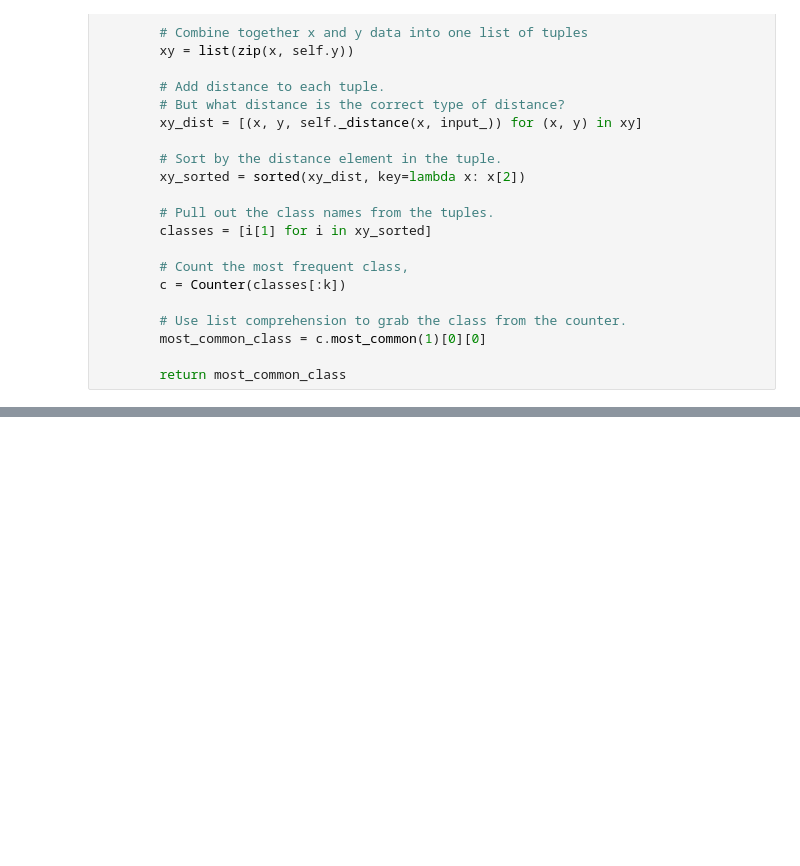
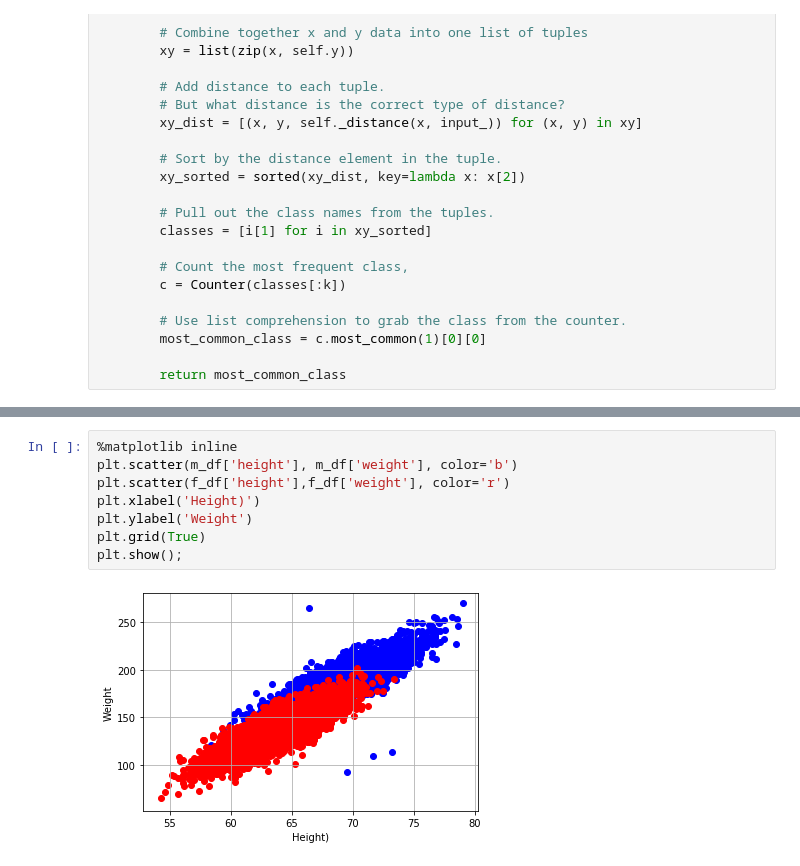
Before and after one commit to GaelGil/algorithms, a Jupyter notebook: data_stuff/knn/things.ipynb, the cells around one changed output, grey strips where cells are left out. Saved outputs shown, nothing was run; the diff lists cells and outputs as text; blank space fills up the shorter version.

```diff
--- a/data_stuff/knn/things.ipynb
+++ b/data_stuff/knn/things.ipynb
@@ -77,0 +131,10 @@ class KNNClassifier:
+# %%
+%matplotlib inline
+plt.scatter(m_df['height'], m_df['weight'], color='b')
+plt.scatter(f_df['height'],f_df['weight'], color='r')
+plt.xlabel('Height)')
+plt.ylabel('Weight')
+plt.grid(True)
+plt.show();
+# %% [output]
+[figure, added]
```
Also changed, not shown: parts of 11 cells of this notebook, 4 other files.
